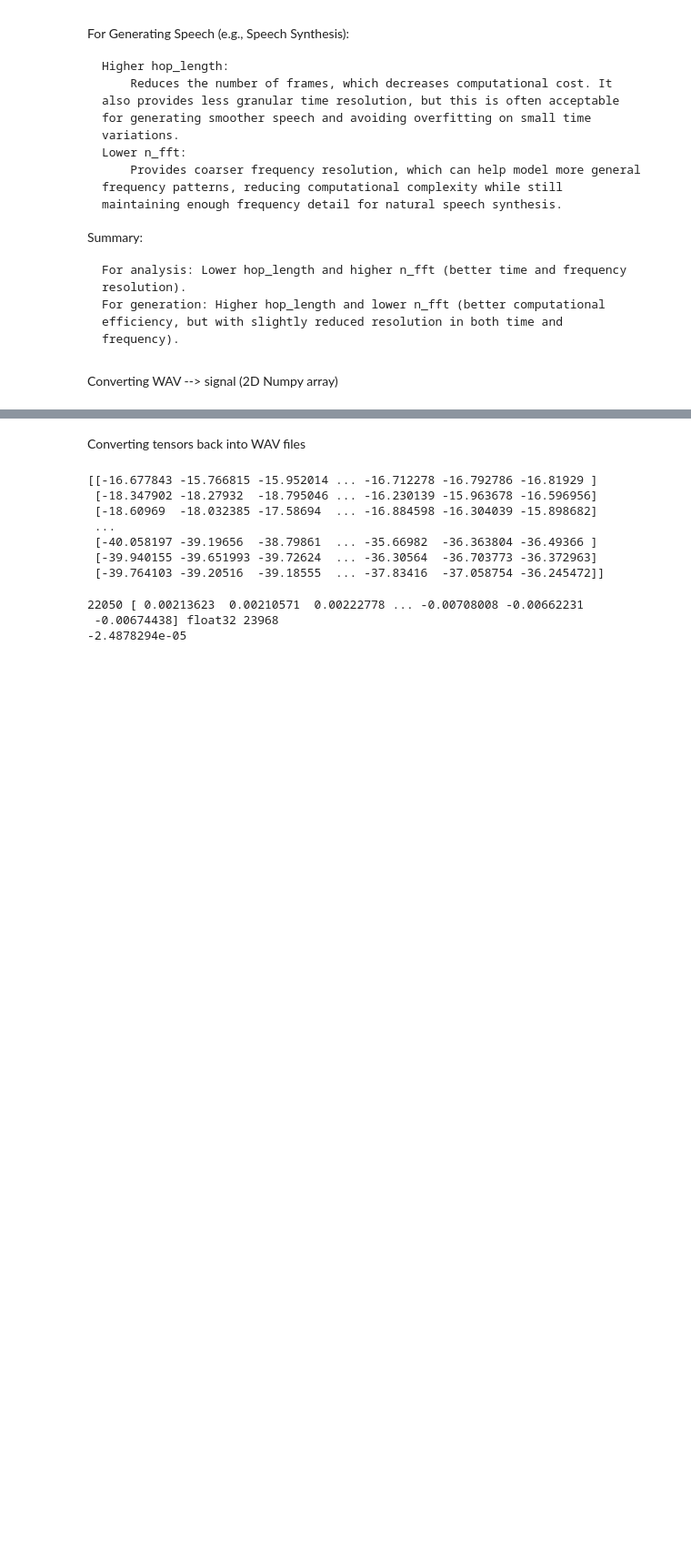
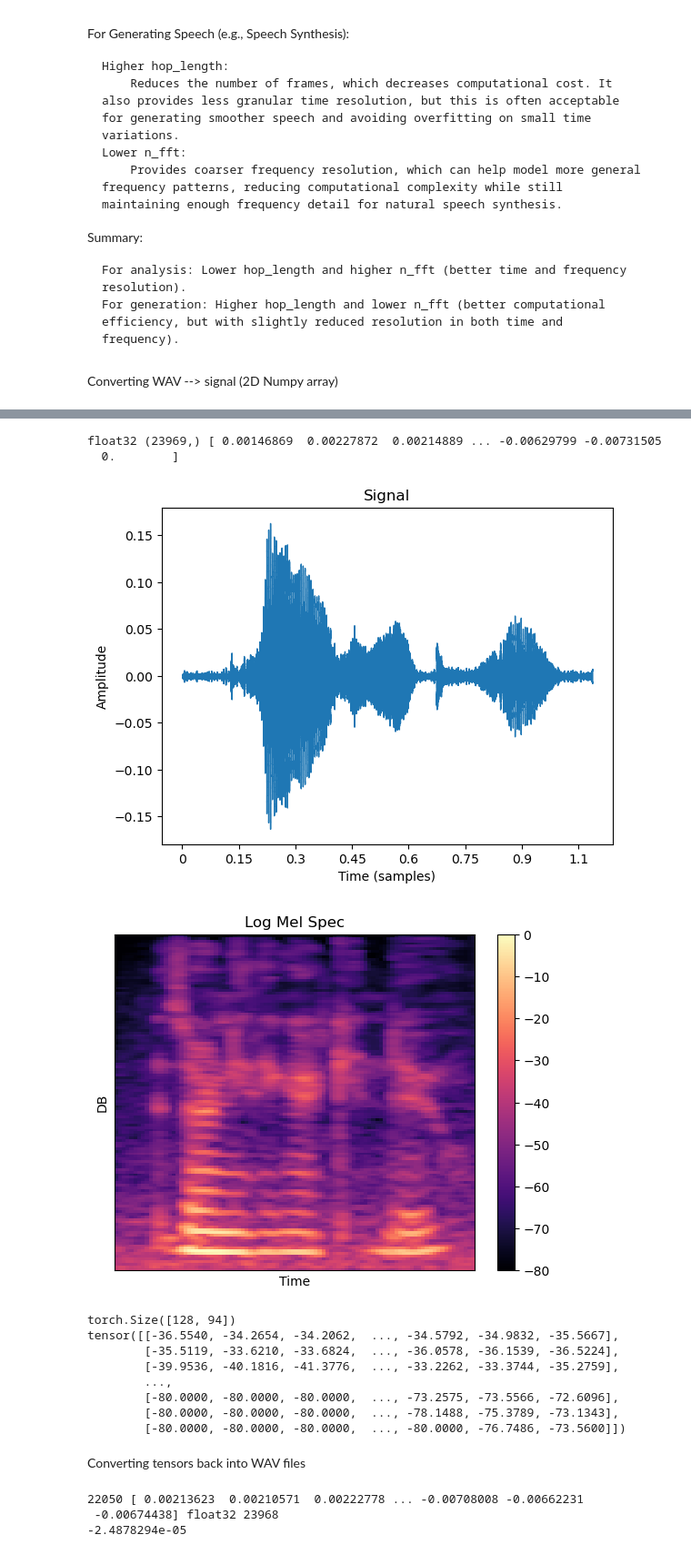
Before and after one commit to kunit17/RBTTS, a Jupyter notebook: voicepreprocessing.ipynb, the cells around one changed output, grey strips where cells are left out. Shown at 91% size. Saved outputs shown, nothing was run; the diff lists cells and outputs as text; code cells hidden in the pictures; blank space fills up the shorter version.

```diff
--- a/voicepreprocessing.ipynb
+++ b/voicepreprocessing.ipynb
@@ -154,20 +92,56 @@ tensor([[-17.4449, -15.7946, -20.9108,  ..., -16.9780, -16.9308, -17.4160],
+# %%
+import librosa.display
+import matplotlib.pyplot as plt
+import numpy as np
+import torch
+
+sample1= r'./Data/Training_Samples/sample1.wav'
+
+file = sample1
+
+#convert wav file into 1D np.array where the signal's amplitude is normalized between -1 and 1
+signal, _ = librosa.load(file) # sr * T -> 22050 * end_time - start_time
+print(signal.dtype, signal.shape, signal)
+
+
+librosa.display.waveshow(y=signal, sr=sr)
+plt.title('Signal')
+plt.xlabel('Time (samples)')
+plt.ylabel('Amplitude')
+plt.show()
+
+n_fft = 2048  # Window length
+hop_length = 256 # Hop length
+mel_spectrogram = librosa.feature.melspectrogram(y=signal, sr=sr, n_fft=n_fft, hop_length=hop_length, n_mels=128)
+log_mel_spectrogram = librosa.power_to_db(mel_spectrogram, ref=np.max)
+
+
+
+librosa.display.specshow(log_mel_spectrogram, sr=sr, hop_length=hop_length)
+plt.title('Log Mel Spec')
+plt.xlabel('Time')
+plt.ylabel('DB')
+plt.colorbar()
+plt.show()
+
+aud_tensor = torch.tensor(log_mel_spectrogram, dtype=torch.float32)
+print(aud_tensor.shape)
+print(aud_tensor)
+# %% [output]
+float32 (23969,) [ 0.00146869  0.00227872  0.00214889 ... -0.00629799 -0.00731505
+  0.        ]
+[figure, added]
+[figure, added]
+torch.Size([128, 94])
+tensor([[-36.5540, -34.2654, -34.2062,  ..., -34.5792, -34.9832, -35.5667],
+        [-35.5119, -33.6210, -33.6824,  ..., -36.0578, -36.1539, -36.5224],
+        [-39.9536, -40.1816, -41.3776,  ..., -33.2262, -33.3744, -35.2759],
+        ...,
+        [-80.0000, -80.0000, -80.0000,  ..., -73.2575, -73.5566, -72.6096],
+        [-80.0000, -80.0000, -80.0000,  ..., -78.1488, -75.3789, -73.1343],
+        [-80.0000, -80.0000, -80.0000,  ..., -80.0000, -76.7486, -73.5600]])
 # %% [markdown]
 Converting tensors back into WAV files
-# %%
-signal, sr = librosa.load(file) # sr * T -> 22050 * end_time - start_time
-stft = librosa.core.stft(signal, hop_length=hop_length, n_fft=n_fft)
-spectrogram = np.abs(stft)
-mel_spectrogram = librosa.feature.melspectrogram(S=spectrogram, sr=sr, n_mels=80)
-log_mel_spectrogram = (librosa.power_to_db(mel_spectrogram, ref=np.max))
-print(log_mel_spectrogram)
-# %% [output]
-[[-16.677843 -15.766815 -15.952014 ... -16.712278 -16.792786 -16.81929 ]
- [-18.347902 -18.27932  -18.795046 ... -16.230139 -15.963678 -16.596956]
- [-18.60969  -18.032385 -17.58694  ... -16.884598 -16.304039 -15.898682]
- ...
- [-40.058197 -39.19656  -38.79861  ... -35.66982  -36.363804 -36.49366 ]
- [-39.940155 -39.651993 -39.72624  ... -36.30564  -36.703773 -36.372963]
- [-39.764103 -39.20516  -39.18555  ... -37.83416  -37.058754 -36.245472]]
 # %%
 import librosa
 import librosa.display
```
Also changed, not shown: parts of 1 cell of this notebook, 3 other files.
